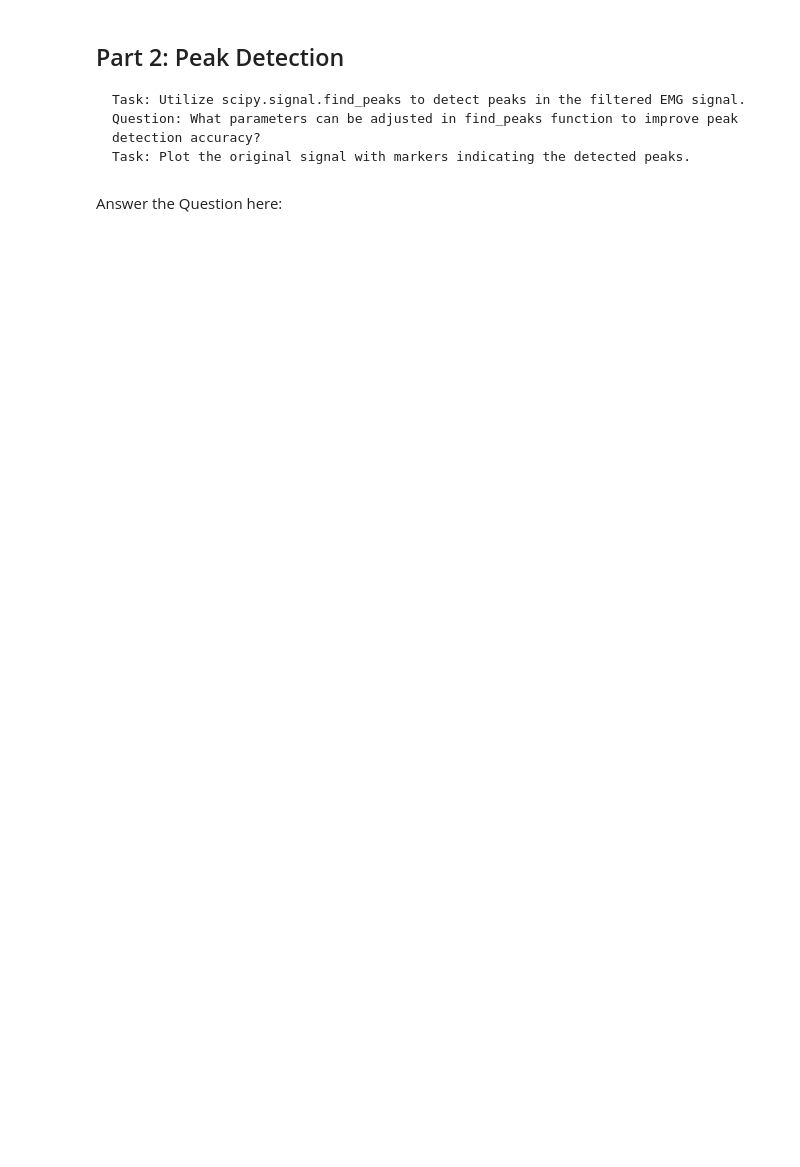
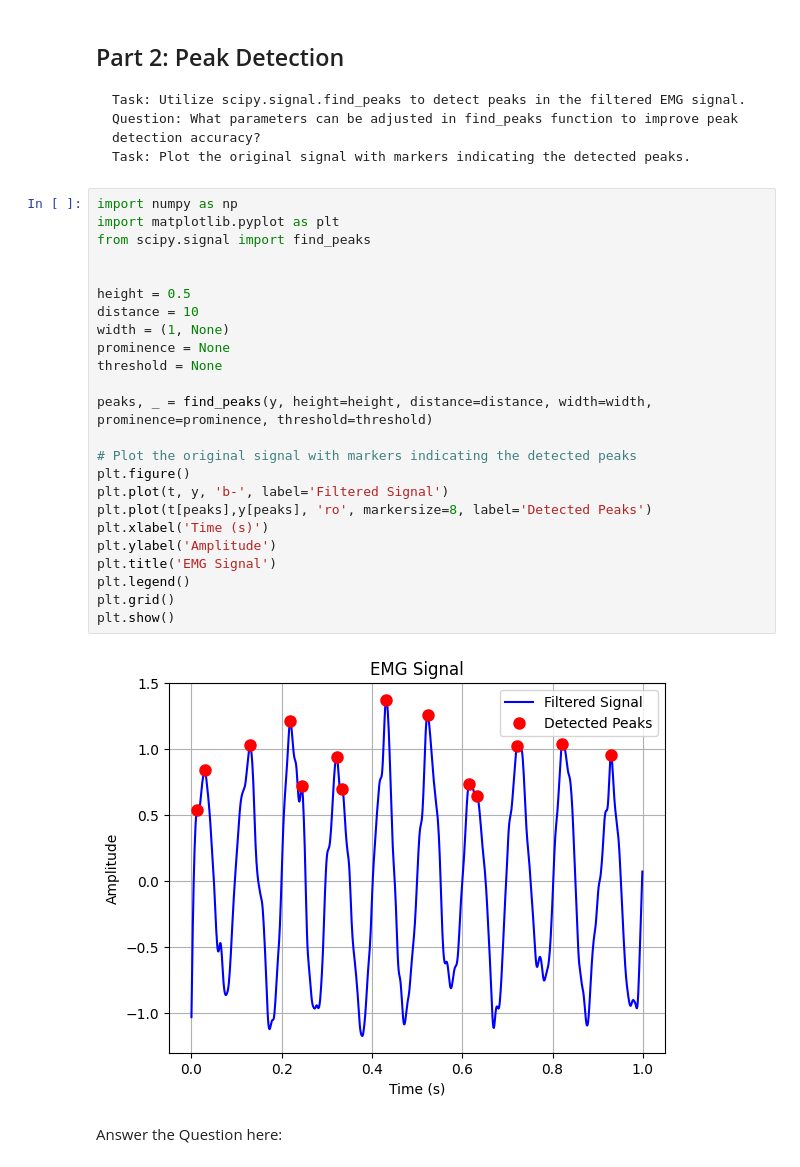
Before and after one commit to ElectronicsClub-IITK/EMG-Controlled-Shooting-Game, a Jupyter notebook: Week_2/EMG Signal Processing Assignment.ipynb, the cells around one changed output. Cells and saved outputs as stored; diff of their text form; blank space fills up the shorter version.

```diff
--- a/Week_2/EMG Signal Processing Assignment.ipynb
+++ b/Week_2/EMG Signal Processing Assignment.ipynb
@@ -59,6 +59,32 @@ plt.show()
     Task: Utilize scipy.signal.find_peaks to detect peaks in the filtered EMG signal.
     Question: What parameters can be adjusted in find_peaks function to improve peak detection accuracy?
     Task: Plot the original signal with markers indicating the detected peaks.
+# %%
+import numpy as np
+import matplotlib.pyplot as plt
+from scipy.signal import find_peaks
+
+
+height = 0.5
+distance = 10
+width = (1, None)
+prominence = None
+threshold = None
+
+peaks, _ = find_peaks(y, height=height, distance=distance, width=width, prominence=prominence, threshold=threshold)
+
+# Plot the original signal with markers indicating the detected peaks
+plt.figure()
+plt.plot(t, y, 'b-', label='Filtered Signal')
+plt.plot(t[peaks],y[peaks], 'ro', markersize=8, label='Detected Peaks')
+plt.xlabel('Time (s)')
+plt.ylabel('Amplitude')
+plt.title('EMG Signal')
+plt.legend()
+plt.grid()
+plt.show()
+# %% [output]
+[figure, added]
 # %% [markdown]
 Answer the Question here:
 # %%
```
Also changed, not shown: parts of 9 cells of this notebook.
